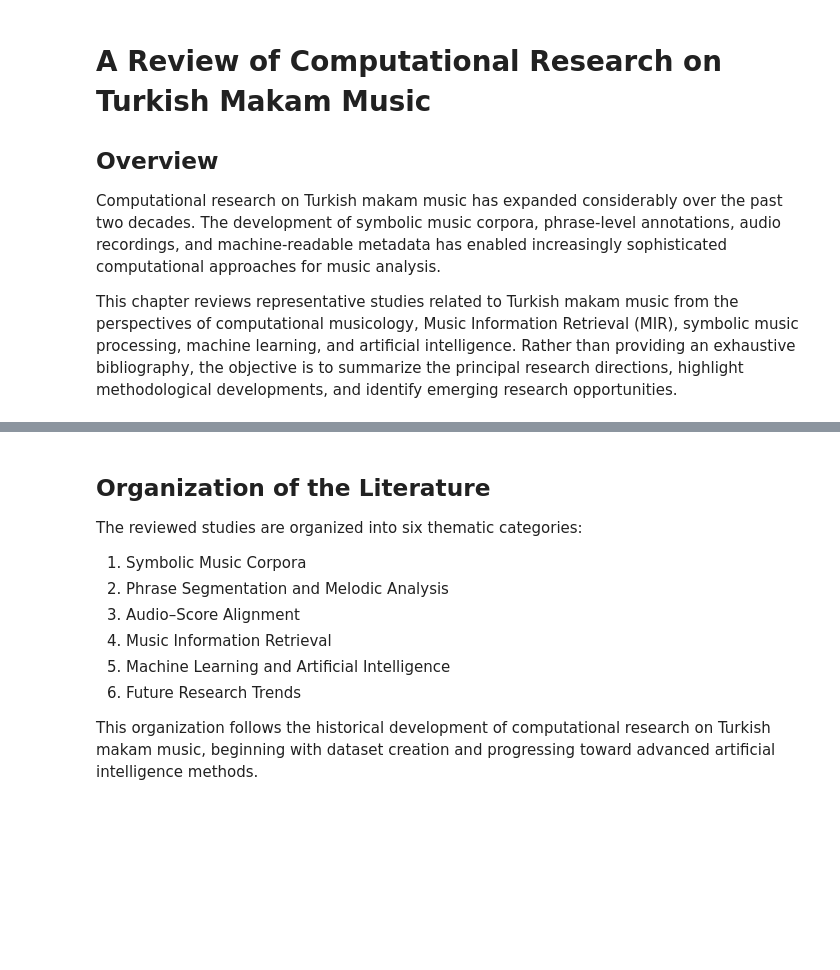
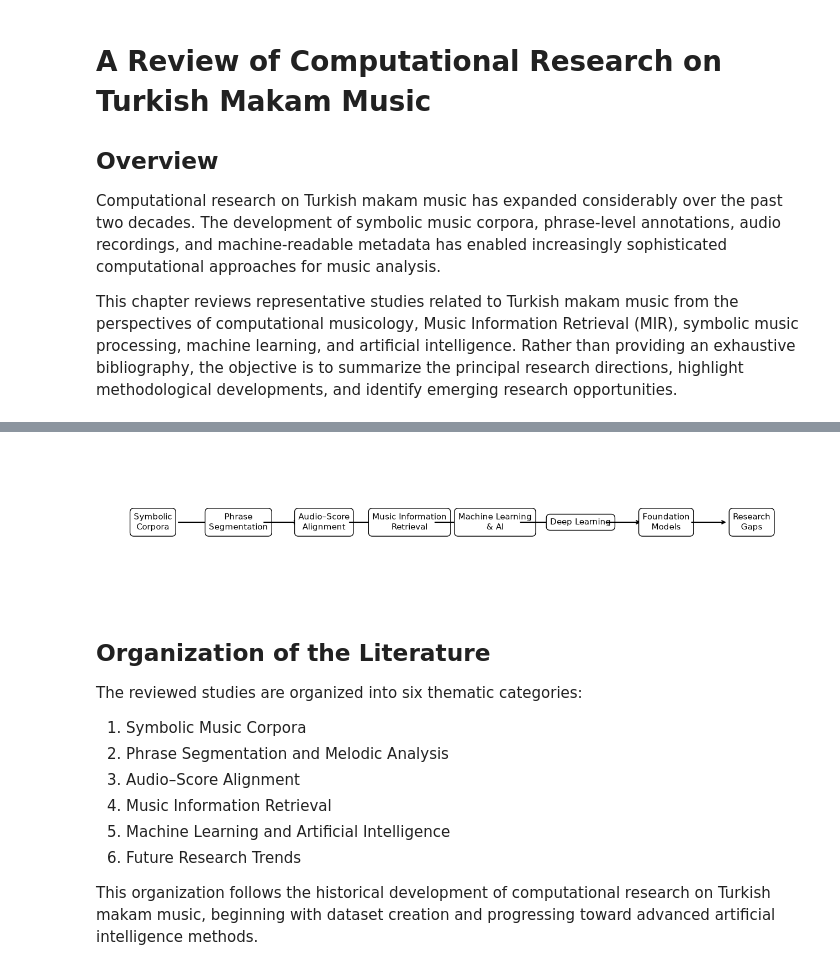
Before and after one commit to NTugbagulALTANGULGUN/SymbTr-Analysis-Book, a Jupyter notebook: webbook/_build/jupyter_execute/notebooks/10_literature_review.ipynb, the cells around one changed output, grey strips where cells are left out. Saved outputs shown, nothing was run; the diff lists cells and outputs as text; code cells hidden in the pictures; blank space fills up the shorter version.

Commit message:
Enhance literature review and open research problems

```diff
--- a/webbook/_build/jupyter_execute/notebooks/10_literature_review.ipynb
+++ b/webbook/_build/jupyter_execute/notebooks/10_literature_review.ipynb
@@ -9,3 +25,54 @@ This chapter reviews representative studies related to Turkish makam music from
+# %%
+import matplotlib.pyplot as plt
+from pathlib import Path
+
+stages = [
+    "Symbolic\nCorpora",
+    "Phrase\nSegmentation",
+    "Audio–Score\nAlignment",
+    "Music Information\nRetrieval",
+    "Machine Learning\n& AI",
+    "Deep Learning",
+    "Foundation\nModels",
+    "Research\nGaps"
+]
+
+fig, ax = plt.subplots(figsize=(13, 2.8))
+ax.axis("off")
+
+x_positions = range(len(stages))
+
+for i, stage in enumerate(stages):
+    ax.text(
+        i, 0.5, stage,
+        ha="center", va="center",
+        fontsize=11,
+        bbox=dict(
+            boxstyle="round,pad=0.45",
+            edgecolor="black",
+            facecolor="white"
+        )
+    )
+
+    if i < len(stages) - 1:
+        ax.annotate(
+            "",
+            xy=(i + 0.72, 0.5),
+            xytext=(i + 0.28, 0.5),
+            arrowprops=dict(arrowstyle="->", lw=1.5)
+        )
+
+ax.set_xlim(-0.6, len(stages) - 0.4)
+ax.set_ylim(0, 1)
+
+output_path = Path("../_static/literature_review_workflow.png")
+output_path.parent.mkdir(parents=True, exist_ok=True)
+
+plt.tight_layout()
+plt.savefig(output_path, dpi=300, bbox_inches="tight")
+plt.show()
+# %% [output]
+[figure, added]
 # %% [markdown]
 ## Organization of the Literature
 
```
Also changed, not shown: parts of 10 cells of this notebook, 46 other files.
